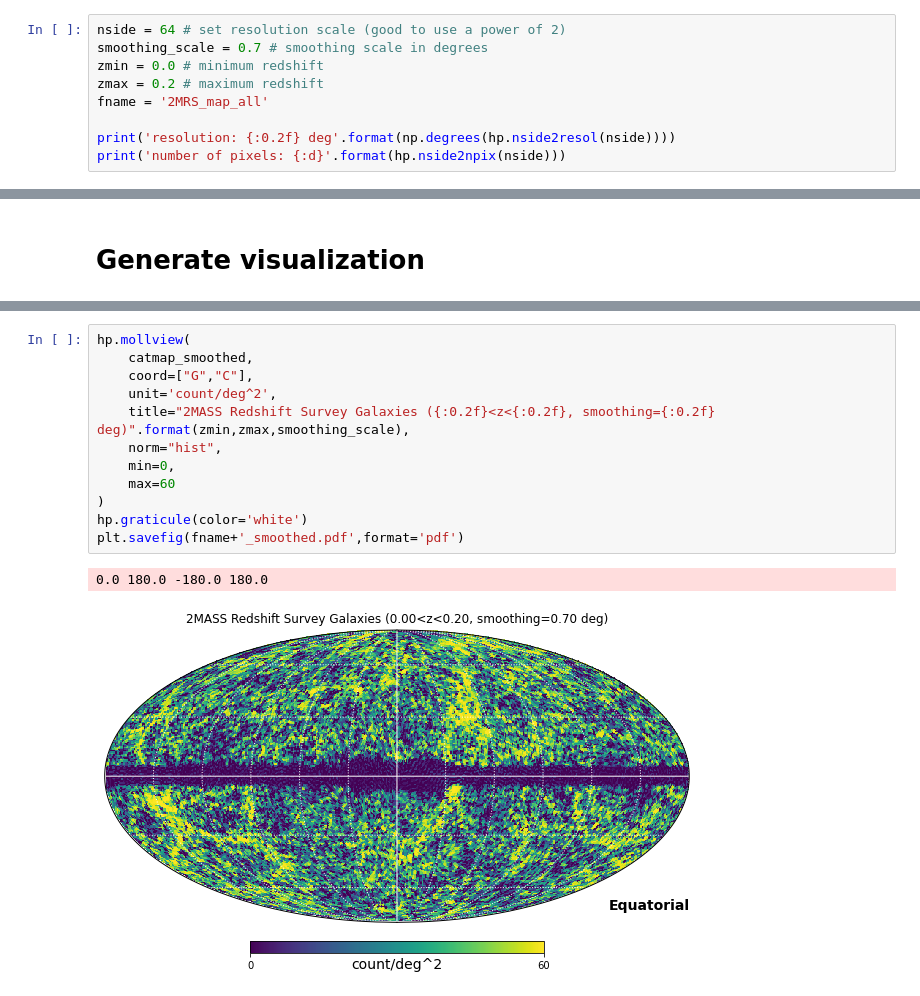
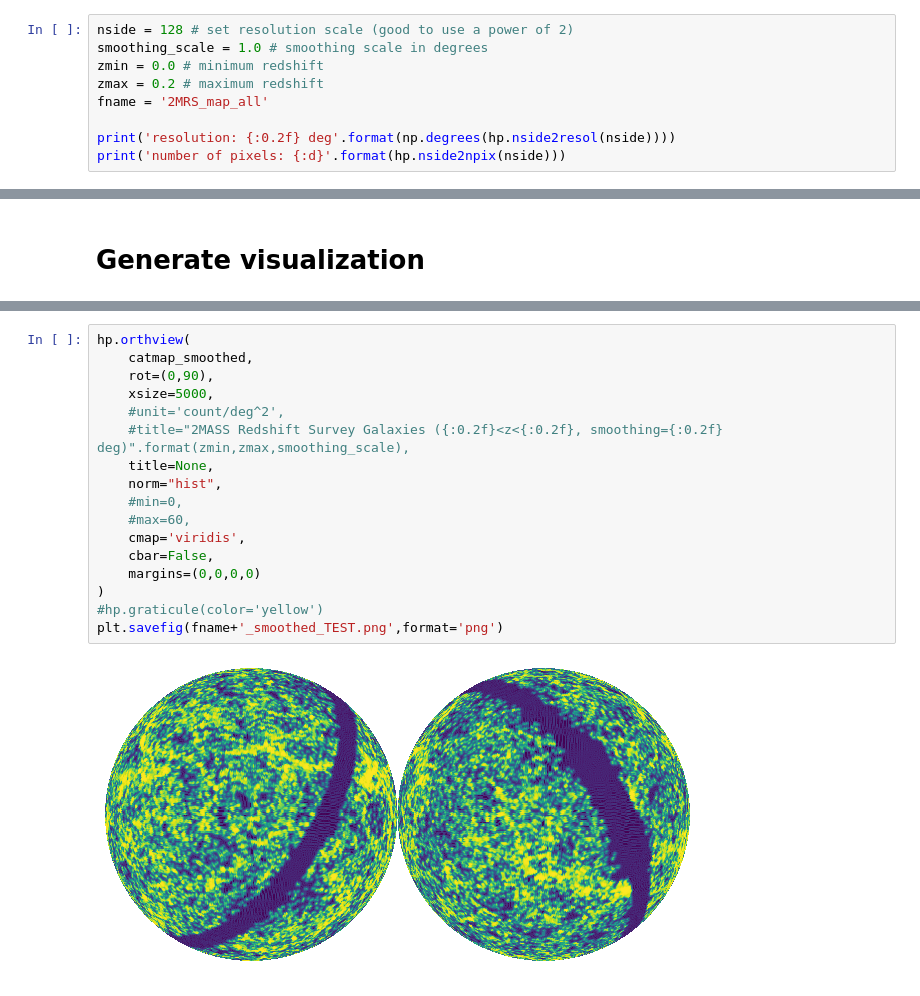
Before and after one commit to jfreudenburg/surp-skyviz, a Jupyter notebook: 2MASS_map.ipynb, the cells around one changed output, grey strips where cells are left out. Drawn from its saved outputs; the diff is of its cells as text.

```diff
--- a/2MASS_map.ipynb
+++ b/2MASS_map.ipynb
@@ -9,8 +22,8 @@ import matplotlib.pyplot as plt
 # %% [markdown]
 # Configuration
 # %%
-nside = 64 # set resolution scale (good to use a power of 2)
-smoothing_scale = 0.7 # smoothing scale in degrees
+nside = 128 # set resolution scale (good to use a power of 2)
+smoothing_scale = 1.0 # smoothing scale in degrees
 zmin = 0.0 # minimum redshift
 zmax = 0.2 # maximum redshift
 fname = '2MRS_map_all'
@@ -85,15 +134,19 @@ catmap_smoothed = hp.smoothing(catmap, fwhm=np.radians(smoothing_scale))
 # %%
-hp.mollview(
+hp.orthview(
     catmap_smoothed,
-    coord=["G","C"],
-    unit='count/deg^2',
-    title="2MASS Redshift Survey Galaxies ({:0.2f}<z<{:0.2f}, smoothing={:0.2f} deg)".format(zmin,zmax,smoothing_scale),
+    rot=(0,90),
+    xsize=5000,
+    #unit='count/deg^2',
+    #title="2MASS Redshift Survey Galaxies ({:0.2f}<z<{:0.2f}, smoothing={:0.2f} deg)".format(zmin,zmax,smoothing_scale),
+    title=None,
     norm="hist",
-    min=0,
-    max=60
+    #min=0,
+    #max=60,
+    cmap='viridis',
+    cbar=False,
+    margins=(0,0,0,0)
 )
-hp.graticule(color='white')
-plt.savefig(fname+'_smoothed.pdf',format='pdf')
+#hp.graticule(color='yellow')
+plt.savefig(fname+'_smoothed_TEST.png',format='png')
 # %% [output]
-0.0 180.0 -180.0 180.0
-[figure, old version]
+[figure, new version]
```
Also changed, not shown: parts of 15 cells of this notebook, 23 other files.
